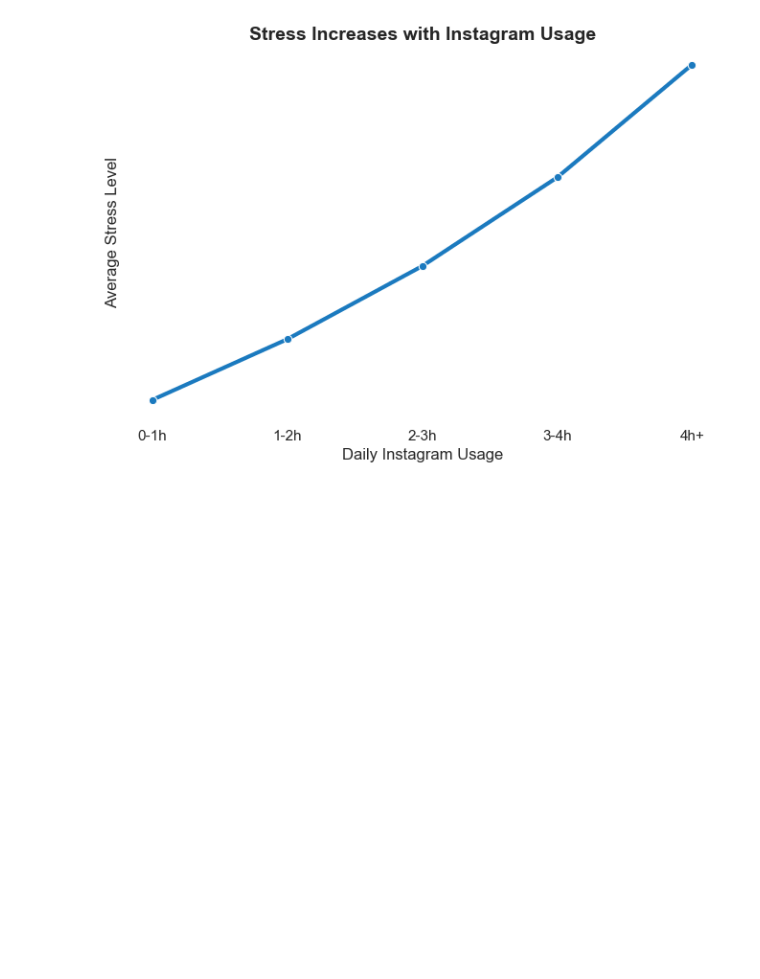
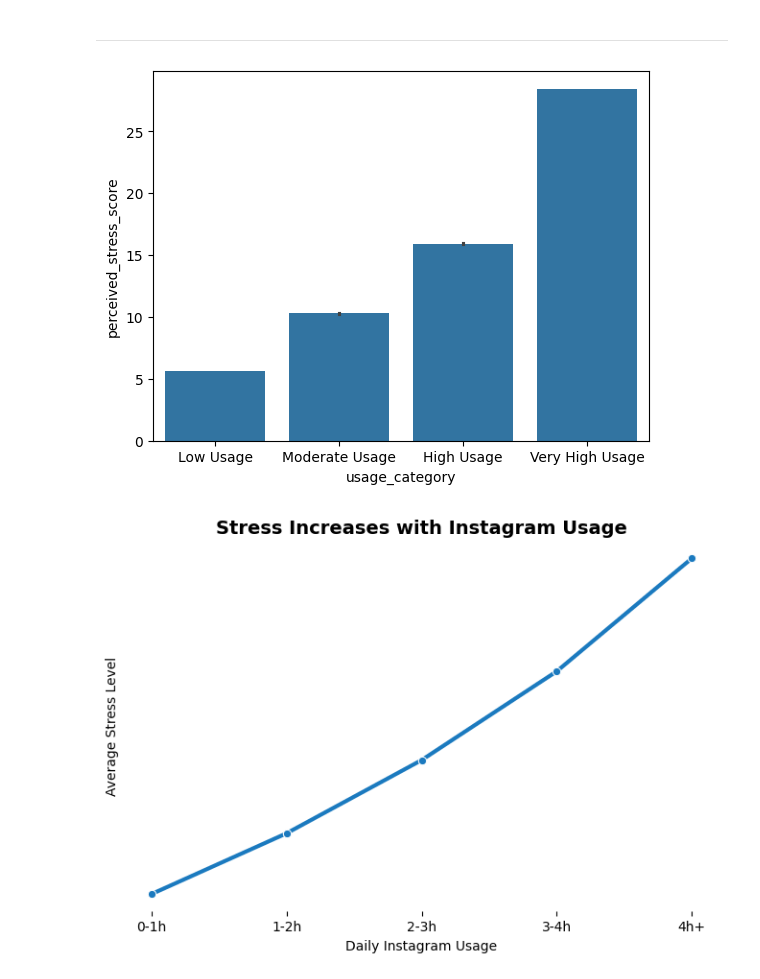
Before and after one commit to David7537/DataVizProject, a Jupyter notebook: DataViz.ipynb, the cells around one changed output. Cells and saved outputs as stored; diff of their text form; code cells hidden in the pictures; blank space fills up the shorter version.

```diff
--- a/DataViz.ipynb
+++ b/DataViz.ipynb
@@ -25,19 +25,3 @@ Index(['user_id', 'app_name', 'age', 'gender', 'country', 'urban_rural',
        'biometric_login_used', 'linked_accounts_count', 'subscription_status',
        'user_engagement_score'],
       dtype='str')
-# %%
-# Seaborn style
-sns.set_theme(style="white")
-
-# Create categories
-df["usage_category"] = pd.cut(
-    df["daily_active_minutes_instagram"],
-    bins=[0, 60, 180, 600],
-    labels=["Low", "Medium", "High"]
-)
-
-df["stress_category"] = pd.cut(
-    df["perceived_stress_score"],
-    bins=[0, 3, 6, 10],
-    labels=["Low", "Medium", "High"]
-)
@@ -76,7 +55,29 @@ Passing `palette` without assigning `hue` is deprecated and will be removed in v
+# %% [markdown]
+------------------------------------------------------
 # %%
-#CHART 2 — AVERAGE STRESS BY USAGE RANGE
+#grafica de barras ----------------------------------
 
-# Create usage ranges
+# Crear categorías de uso de Instagram
+
+df["usage_category"] = pd.cut(
+    df["daily_active_minutes_instagram"],
+    bins=[0, 60, 120, 180, 1000],
+    labels=[
+        "Low Usage",
+        "Moderate Usage",
+        "High Usage",
+        "Very High Usage"
+    ]
+)
+
+sns.barplot(
+    data=df,
+    x="usage_category",
+    y="perceived_stress_score"
+)
+
+#grafica de linea --------------------------------
+
 df["usage_range"] = pd.cut(
     df["daily_active_minutes_instagram"],
     bins=[0, 60, 120, 180, 240, 600],
@@ -94,32 +95,33 @@ usage_stress = (
     df.groupby("usage_range")["perceived_stress_score"]
     .mean()
     .reset_index()
 )
 
 plt.figure(figsize=(8,5))
 
 sns.lineplot(
     data=usage_stress,
     x="usage_range",
     y="perceived_stress_score",
     marker="o",
     linewidth=3,
     color="#1B7ABF"
 )
 
 sns.despine(left=True, bottom=True)
 
 plt.title(
     "Stress Increases with Instagram Usage",
     fontsize=14,
     fontweight="bold"
 )
 
 plt.xlabel("Daily Instagram Usage")
 plt.ylabel("Average Stress Level")
 plt.yticks([])
 
 plt.show()
 # %% [output]
-[figure, old version]
+[figure, new version]
+[figure, added]
 # %%
```
Also changed, not shown: parts of 8 cells of this notebook.
